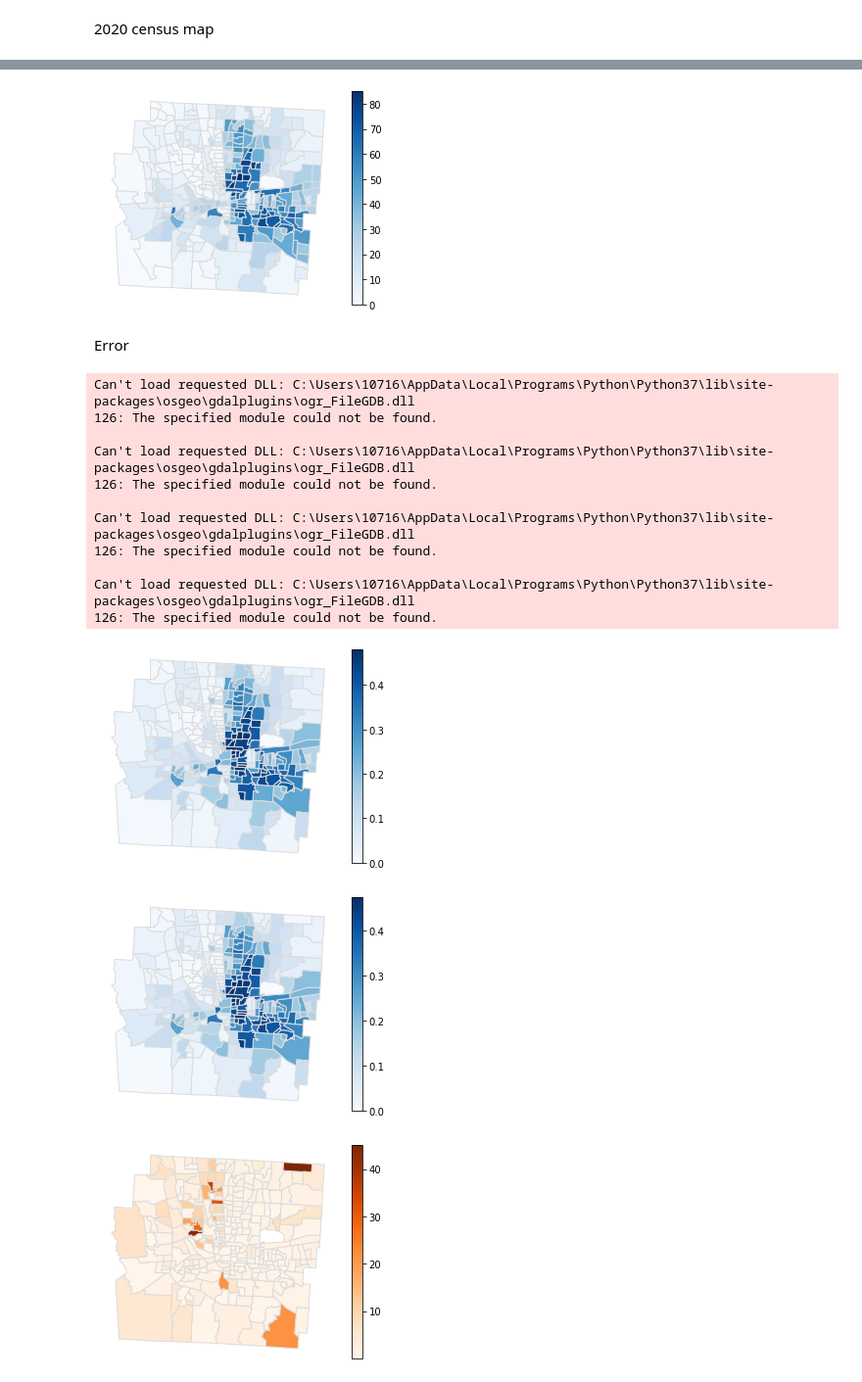
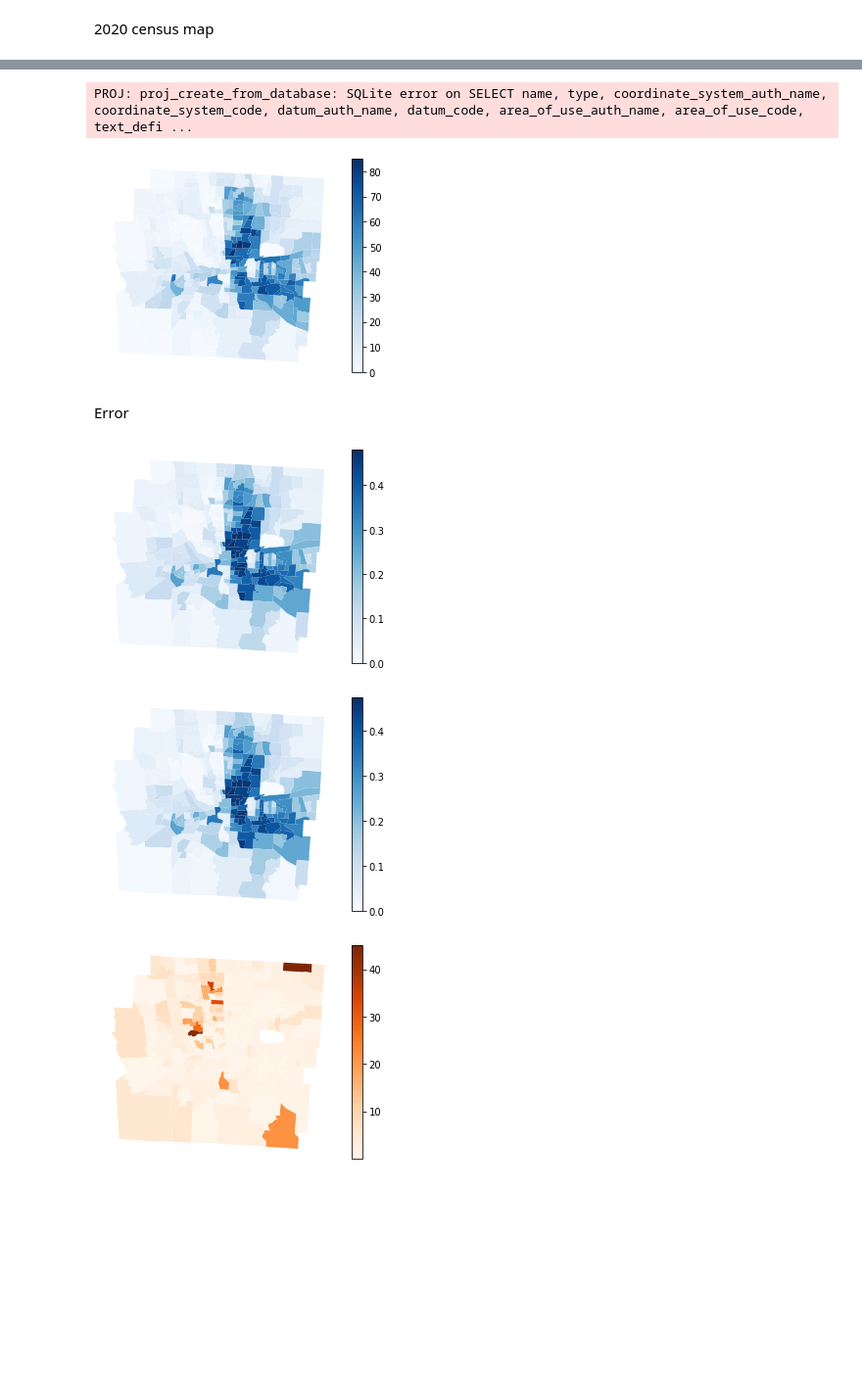
Before and after one commit to linyuehzzz/synthetic-populations, a Jupyter notebook: franklin_microdata.ipynb, the cells around one changed output, grey strips where cells are left out. Shown at 98% size. Cells and saved outputs as stored; diff of their text form; code cells hidden in the pictures; blank space fills up the shorter version.

```diff
--- a/franklin_microdata.ipynb
+++ b/franklin_microdata.ipynb
@@ -1000,49 +986,39 @@ gdf = gpd.read_file(filename_gdf)
 gdf = gdf.set_index('GEOID20').join(data_pl.set_index('GEOCODE'))
 gdf["census20"] = gdf['P0010004'] / gdf["P0010001"] * 100
 
-fig = gdf.plot(column='census20', legend=True, cmap='Blues', edgecolor='gainsboro')
+fig = gdf.plot(column='census20', legend=True, cmap='Blues')
 fig.set_axis_off()
 fig.get_figure().savefig('figs/franklin-census20.eps')
 # %% [output]
+PROJ: proj_create_from_database: SQLite error on SELECT name, type, coordinate_system_auth_name, coordinate_system_code, datum_auth_name, datum_code, area_of_use_auth_name, area_of_use_code, text_defi ...
-[figure, old version]
+[figure, new version]
 # %% [markdown]
 Error
 # %%
 # microdata after differential privacy
 import numpy as np
 import geopandas as gpd
 import pandas as pd
 
 filename_hist_dp = 'data/franklin/microdata/franklin_tract10_dp.csv'
 hist_dp = pd.read_csv(filename_hist_dp)
 hist_dp["TRACT"] = hist_dp["TRACT"].astype(str)
 
 x = 1
 x = '{number:0{width}d}'.format(width=2, number=x)
 col_names = [col for col in hist_dp.columns if x in col[6:8]]
 hist_dp["new_dp"] = hist_dp[col_names].sum(axis=1)
 hist_dp["sum_dp"] = hist_dp[hist_dp.columns[1:]].sum(axis=1)
 hist_dp["new_dp"] = hist_dp["new_dp"] / hist_dp["sum_dp"]
 
 filename_gdf = 'data/franklin/geo/tl_2010_39049_tract10.shp'
 gdf = gpd.read_file(filename_gdf)
 gdf = gdf.set_index('GEOID10').join(hist_dp.set_index('TRACT'))
 
-fig = gdf.plot(column='new_dp', legend=True, cmap='Blues', edgecolor='gainsboro')
+fig = gdf.plot(column='new_dp', legend=True, cmap='Blues')
 fig.set_axis_off()
 # %% [output]
-Can't load requested DLL: C:\Users\10716\AppData\Local\Programs\Python\Python37\lib\site-packages\osgeo\gdalplugins\ogr_FileGDB.dll
-126: The specified module could not be found.
-
-Can't load requested DLL: C:\Users\10716\AppData\Local\Programs\Python\Python37\lib\site-packages\osgeo\gdalplugins\ogr_FileGDB.dll
-126: The specified module could not be found.
-
-Can't load requested DLL: C:\Users\10716\AppData\Local\Programs\Python\Python37\lib\site-packages\osgeo\gdalplugins\ogr_FileGDB.dll
-126: The specified module could not be found.
-
-Can't load requested DLL: C:\Users\10716\AppData\Local\Programs\Python\Python37\lib\site-packages\osgeo\gdalplugins\ogr_FileGDB.dll
-126: The specified module could not be found.
-[figure, old version]
+[figure, new version]
 # %%
 # original data
 import numpy as np
@@ -1066,10 +1042,10 @@ hist["new_ori"] = hist["new_ori"] / hist["sum_ori"]
 
 gdf = gdf.join(hist.set_index('TRACT'))
 
-fig = gdf.plot(column='new_ori', legend=True, cmap='Blues', edgecolor='gainsboro')
+fig = gdf.plot(column='new_ori', legend=True, cmap='Blues')
 fig.set_axis_off()
 # %% [output]
-[figure, old version]
+[figure, new version]
 # %%
 # difference
 gdf["diff"] = abs(gdf["new_ori"] - gdf["new_dp"]) / (gdf["new_ori"] + gdf["new_dp"]) * 100
```
Also changed, not shown: parts of 2 cells of this notebook, 5 other files.
